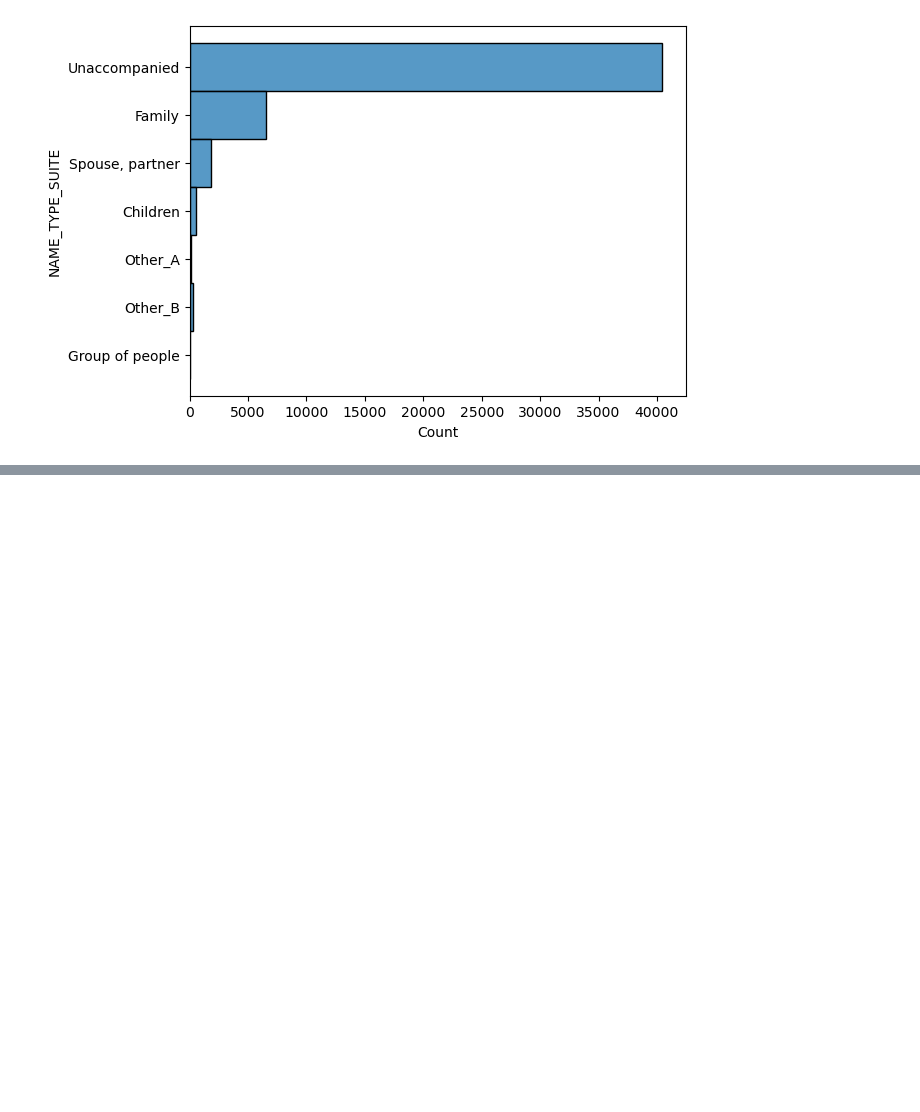
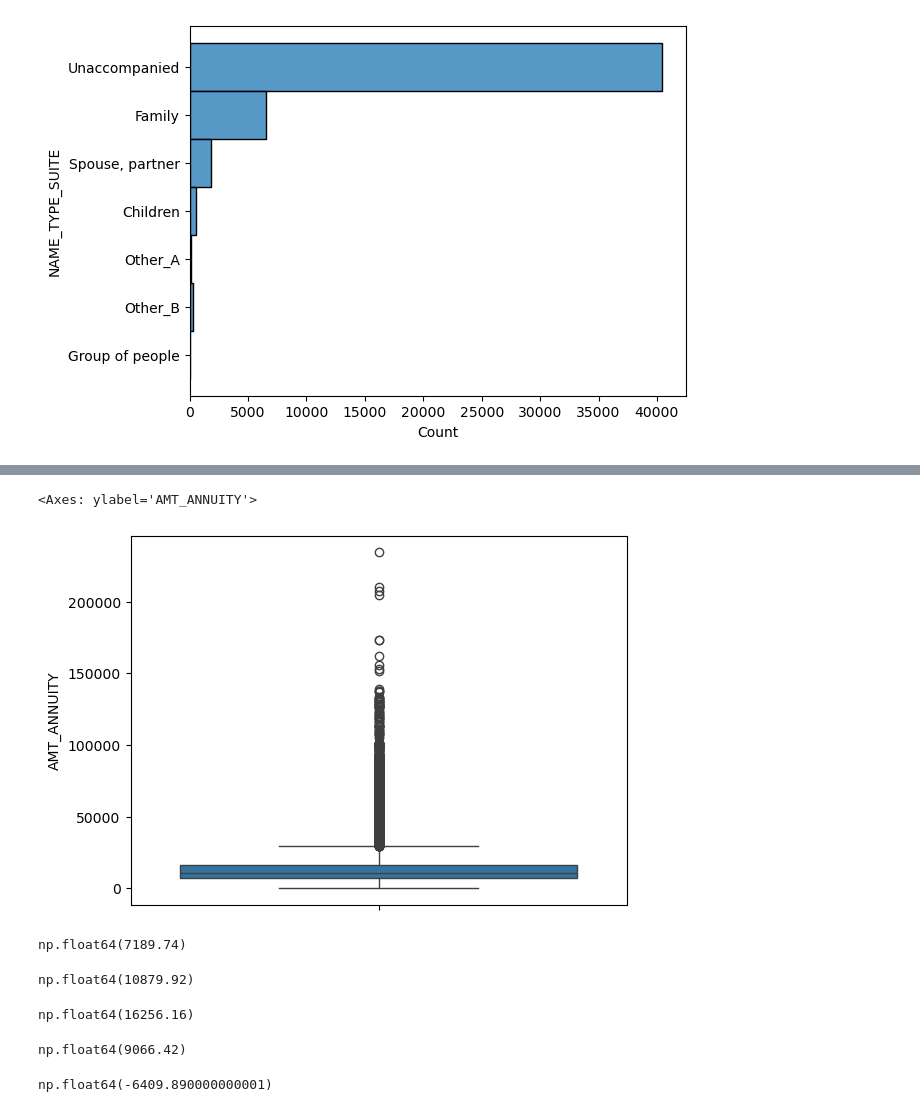
Before and after one commit to Rider-04/daily-python-data-lab, a Jupyter notebook: 03_pandas/Pandas_Practice.ipynb, the cells around one changed output, grey strips where cells are left out. Cells and saved outputs as stored; diff of their text form; code cells hidden in the pictures; blank space fills up the shorter version.

```diff
--- a/03_pandas/Pandas_Practice.ipynb
+++ b/03_pandas/Pandas_Practice.ipynb
@@ -60,0 +149,30 @@ for index,values in enumerate(mode):
+# %%
+sns.boxplot(df_prev["AMT_ANNUITY"])
+# %% [output]
+<Axes: ylabel='AMT_ANNUITY'>
+[figure, added]
+# %%
+Q1=np.quantile(df_prev["AMT_ANNUITY"],0.25)
+Q1
+# %% [output]
+np.float64(7189.74)
+# %%
+Q2=np.quantile(df_prev["AMT_ANNUITY"],0.50)
+Q2
+# %% [output]
+np.float64(10879.92)
+# %%
+Q3=np.quantile(df_prev["AMT_ANNUITY"],0.75)
+Q3
+# %% [output]
+np.float64(16256.16)
+# %%
+IQR=Q3-Q1
+IQR
+# %% [output]
+np.float64(9066.42)
+# %%
+lower_fence=Q1-(1.5*IQR)
+lower_fence
+# %% [output]
+np.float64(-6409.890000000001)
```
Also changed, not shown: parts of 14 cells of this notebook, 1 other file.
